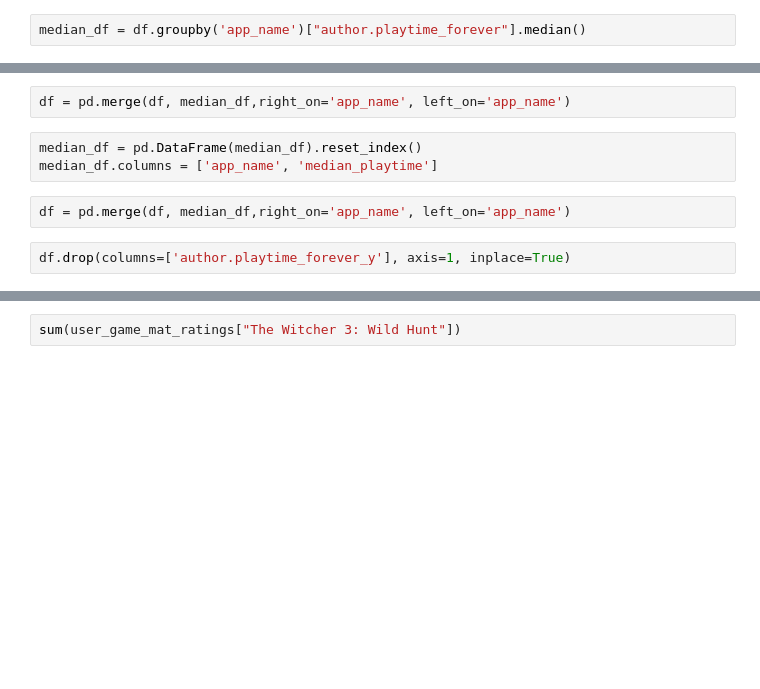
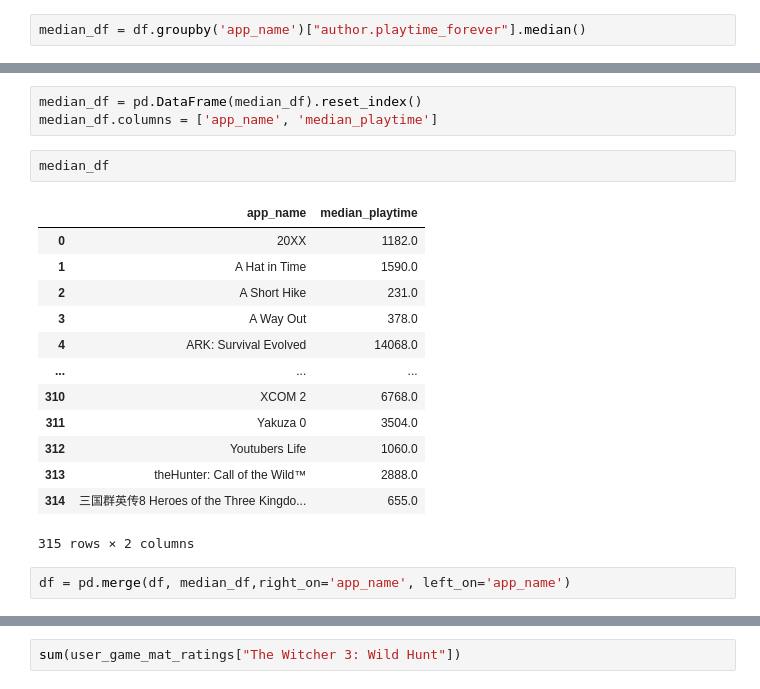
Before and after one commit to abduliante/game-reviews-sentiment-analysis, a Jupyter notebook: notebooks/03_Recommendation_system.ipynb, the cells around one changed output, grey strips where cells are left out. Drawn from its saved outputs; the diff is of its cells as text; blank space fills up the shorter version.

```diff
--- a/notebooks/03_Recommendation_system.ipynb
+++ b/notebooks/03_Recommendation_system.ipynb
@@ -67,10 +68,22 @@ theHunter: Call of the Wild™              828.0
 Name: author.playtime_forever, Length: 315, dtype: float64
+# %%
+median_df = pd.DataFrame(median_df).reset_index()
+median_df.columns = ['app_name', 'median_playtime']
+# %%
+median_df
+# %% [output]
+|  | app_name | median_playtime |
+| 0 | 20XX | 1182.0 |
+| 1 | A Hat in Time | 1590.0 |
+| 2 | A Short Hike | 231.0 |
+| 3 | A Way Out | 378.0 |
+| 4 | ARK: Survival Evolved | 14068.0 |
+| ... | ... | ... |
+| 310 | XCOM 2 | 6768.0 |
+| 311 | Yakuza 0 | 3504.0 |
+| 312 | Youtubers Life | 1060.0 |
+| 313 | theHunter: Call of the Wild™ | 2888.0 |
+| 314 | 三国群英传8 Heroes of the Three Kingdo... | 655.0 |
+315 rows × 2 columns
 # %%
 df = pd.merge(df, median_df,right_on='app_name', left_on='app_name')
-# %%
-median_df = pd.DataFrame(median_df).reset_index()
-median_df.columns = ['app_name', 'median_playtime']
-# %%
-df = pd.merge(df, median_df,right_on='app_name', left_on='app_name')
-# %%
-df.drop(columns=['author.playtime_forever_y'], axis=1, inplace=True)
```
Also changed, not shown: parts of 13 cells of this notebook.
